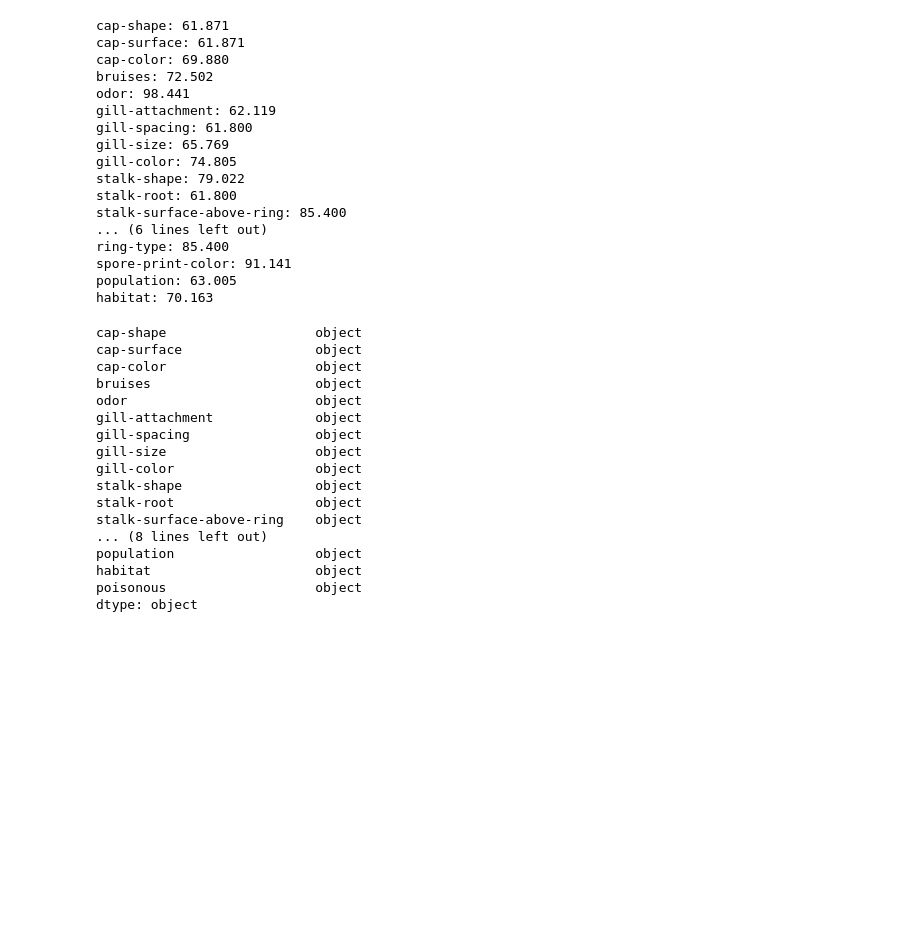
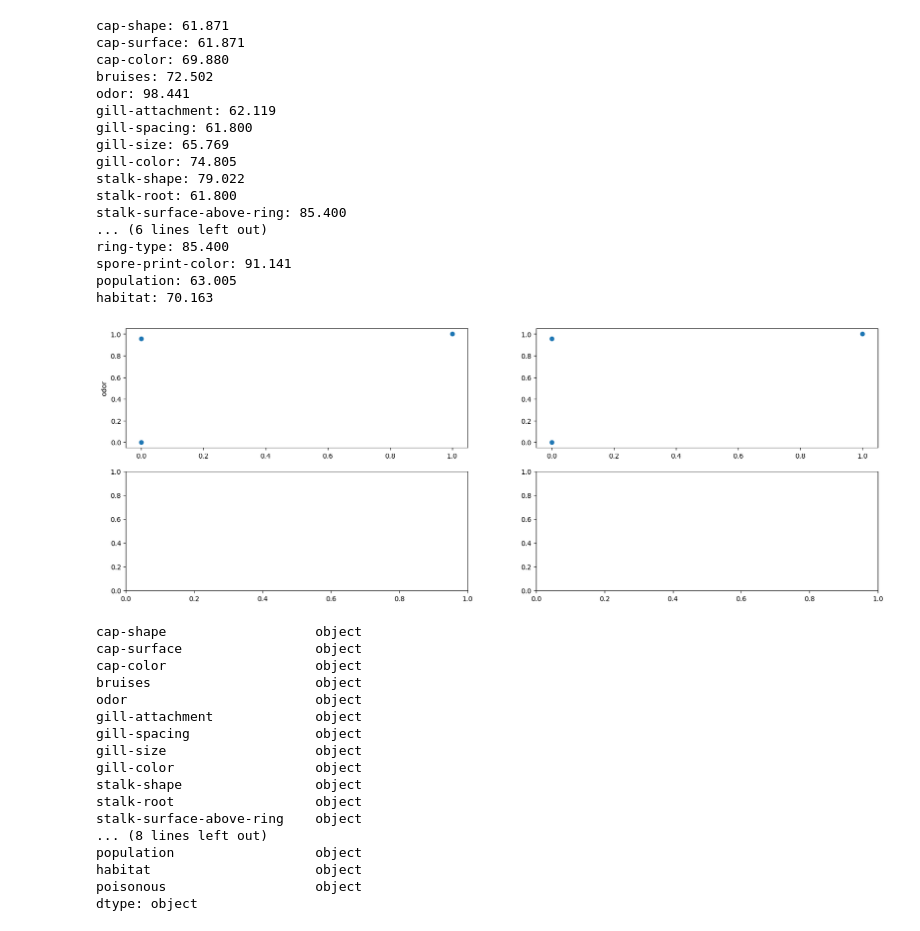
Before and after one commit to NikitaGoltsev/Theory_of_stat_decisions, a Jupyter notebook: lab02/mushrooms.ipynb, the cells around one changed output. Drawn from its saved outputs; the diff is of its cells as text; code cells hidden in the pictures; blank space fills up the shorter version.

Commit message:
Need_to_update_scatter

```diff
--- a/lab02/mushrooms.ipynb
+++ b/lab02/mushrooms.ipynb
@@ -99,8 +99,9 @@ for name in columns: # in num of columns
     df_by_col = df_mushroom[name]
     y_pred = [d_frequncy(df_by_col[i], name, df_mushroom) for i in range(n)]
 '''
+dict_for_label = {'e' : 0, 'p' : 1}
 rows = df_mushroom.shape[0]
-Y = df_mushroom['poisonous']
+Y = df_mushroom['poisonous'].map(dict_for_label)
 acc = [[]]
 predicted = []
 dict_of_acc = {}
@@ -108,7 +109,7 @@ for i, col in enumerate(columns):
     y_pred = []
     for r in range(rows):
         value = str(col) + '_' + str(df_mushroom.iloc[r][col])
-        y_pred.append(df_mushroom_f.T[value].idxmax())
+        y_pred.append(dict_for_label[(df_mushroom_f.T[value].idxmax())])
     acc[0].append(metrics.accuracy_score(Y, y_pred))
     predicted.append(y_pred)
     print(col + ': '+ str('%.3f' % (acc[0][i] * 100)))
@@ -134,15 +135,27 @@ habitat: 70.163
 # %%
 # Roc / PR curve for some of columns
 arr_of_columns = ['odor']
 
-
-fig, axs = plt.subplots(len(arr_of_columns), 2, figsize=(20, 60))
+fig, axs = plt.subplots(len(arr_of_columns) + 1, 2, figsize=(20, 7 * len(arr_of_columns)), squeeze=False)
 row_in_f = 0
 for index, name in enumerate(df_mushroom.columns):
     if name in arr_of_columns:
 
-        axs[row_in_f][0].scatter(df['target_col'], df[col], s=3)
-        axs[row_in_f][0].set_ylabel(col)
+        # Roc curve
+        fpr, tpr, _ = metrics.roc_curve(Y, predicted[index])
+        auc = metrics.roc_auc_score(Y, predicted[index])
+        axs[row_in_f][0].scatter(fpr, tpr)
+        axs[row_in_f][0].set_ylabel(arr_of_columns[row_in_f])
+        axs[row_in_f][0].set_label(" AUC= "+str(auc))
+
+        # PR curve
+        fpr, tpr, _ = metrics.roc_curve(Y, predicted[index])
+        auc = metrics.roc_auc_score(Y, predicted[index])
+        axs[row_in_f][1].scatter(fpr, tpr)
+        axs[row_in_f][1].set_label(" AUC= "+str(auc))
+plt.show()
+# %% [output]
+[figure, added]
 # %%
 print(df_mushroom.dtypes)
 # %% [output]
```
Also changed, not shown: parts of 1 cell of this notebook.
